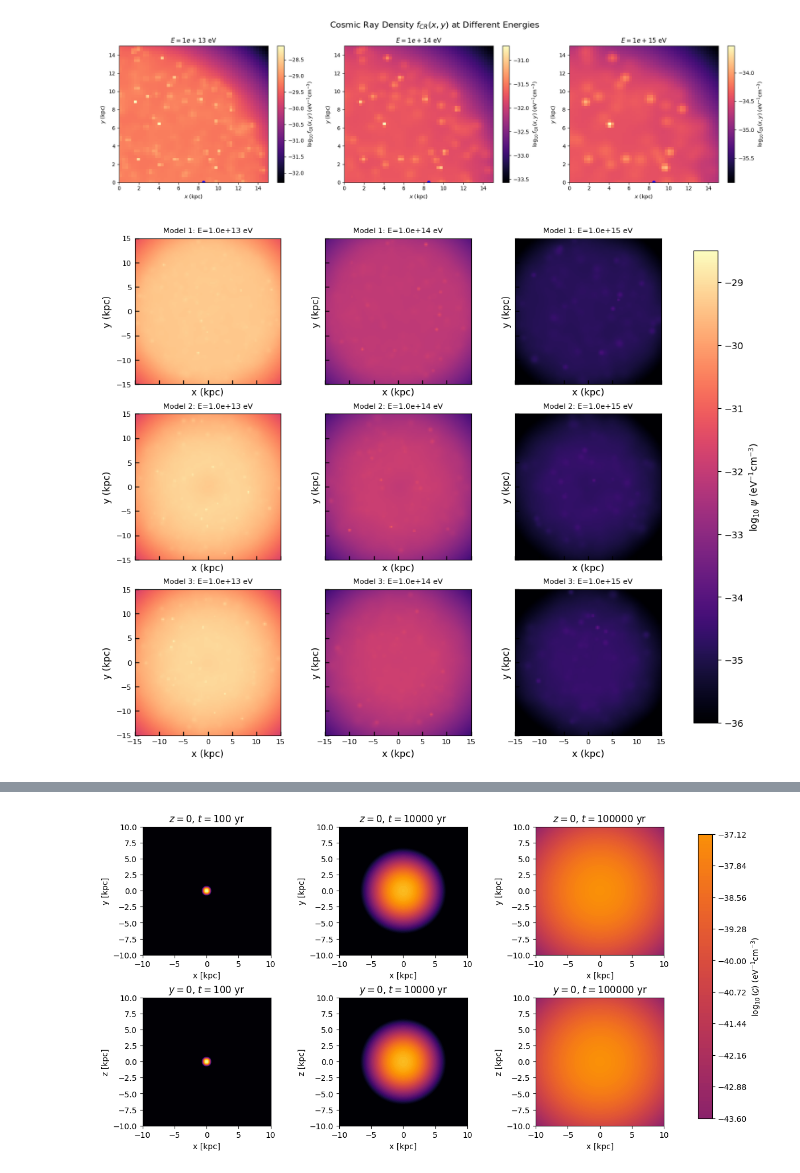
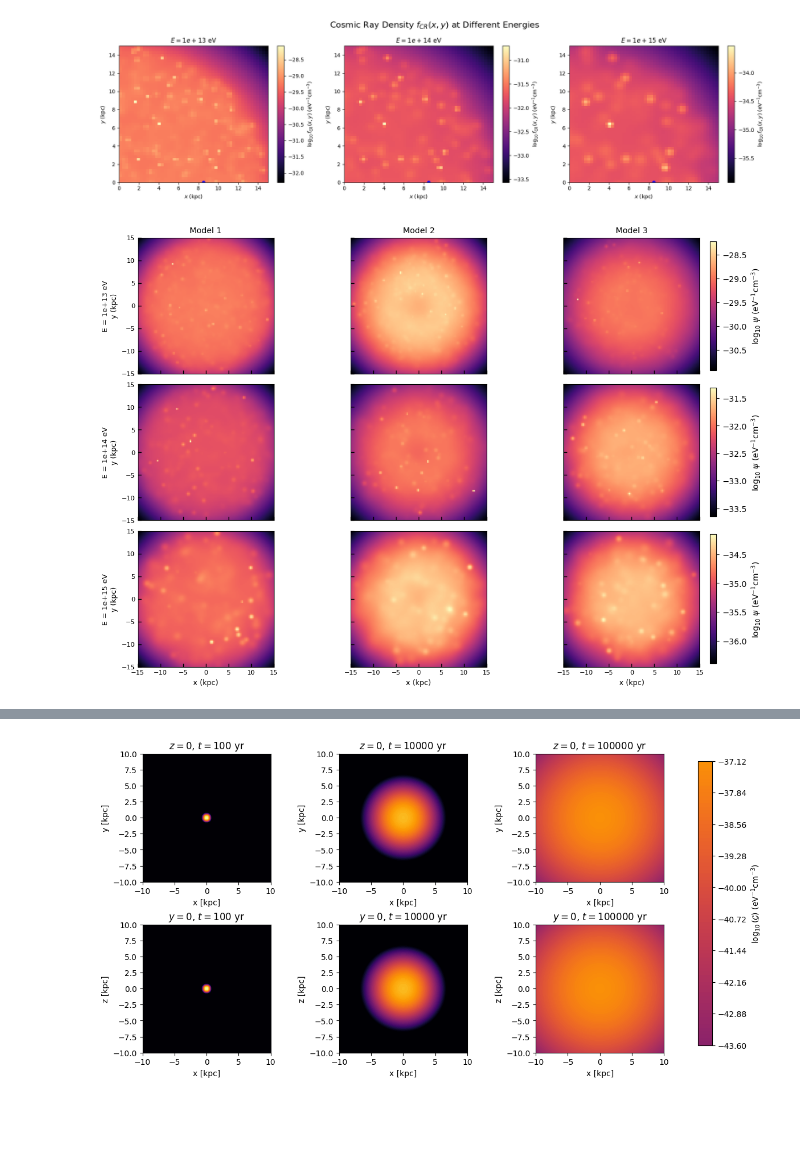
Before and after one commit to JP12468/CRmap, a Jupyter notebook: CRmap.ipynb, the cells around one changed output, grey strips where cells are left out. Cells and saved outputs as stored; diff of their text form; code cells hidden in the pictures; blank space fills up the shorter version.

```diff
--- a/CRmap.ipynb
+++ b/CRmap.ipynb
@@ -375,55 +375,58 @@ def generate_sources(model_id, key, N_sources):
         np.random.seed(subkey_np)
         x_sine, y_sine = sample_from_pdf(f_sine, R_max, N_sources)
         x = jnp.array(x_sine) * kpc
         y = jnp.array(y_sine) * kpc
 
     return jnp.stack([x, y, z], axis=-1)
 
 key = random.PRNGKey(0)
-fig, axes = plt.subplots(3, 3, figsize=(10, 8), constrained_layout=True, sharex=True, sharey=True)
+fig, axes = plt.subplots(len(E_values), 3, figsize=(12, 8), constrained_layout=True, sharex=True, sharey=True)
+fig.subplots_adjust(wspace=0.01, hspace=0.05)
 
-vmin, vmax = -36, -28.5
-ims = []
+for i, E in enumerate(E_values):
+    D = kappa_E(E)
+    t_max = 4 * (L**2) / (2 * D)
+    t_max_year = t_max / year
+    N_sources = int(0.03 * t_max_year)
+    if N_sources < 1:
+        N_sources = 1
 
-for model_id in [1, 2, 3]:
-    for i, E in enumerate(E_values):
-        D = kappa_E(E)
-        t_max = (L**2) / (2 * D)
-        t_max_year = t_max / year
-
-        N_sources = int(0.03 * t_max_year)
-        if N_sources < 1:
-            N_sources = 1
-
+    for j, model_id in enumerate([1, 2, 3]):
         subkey, key = random.split(key)
         sources = generate_sources(model_id, subkey, N_sources)
         tau_i_year = random.uniform(subkey, shape=(N_sources,), minval=0.0, maxval=float(t_max_year), dtype=jnp.float64)
         tau_i = tau_i_year * year
 
         psi = psi_batch(E, xx, yy, sources, tau_i)
         log_psi = jnp.log10(psi)
 
-        ax = axes[model_id - 1, i]
+        ax = axes[i, j]
+        vmin, vmax = jnp.min(log_psi), jnp.max(log_psi)
         im = ax.imshow(log_psi.T, extent=[-R_kpc, R_kpc, -R_kpc, R_kpc], origin='lower',
                        cmap='magma', vmin=vmin, vmax=vmax)
         ax.tick_params(axis='both', which='both', direction='in', length=4, width=1)
         ax.xaxis.set_major_locator(plt.MaxNLocator(nbins=7))
         ax.yaxis.set_major_locator(plt.MaxNLocator(nbins=7))
         ax.tick_params(labelsize=8)
 
-        ax.set_title(f"Model {model_id}: E={E:.1e} eV", fontsize=8)
-        ax.set_xlabel("x (kpc)")
-        ax.set_ylabel("y (kpc)")
-        ims.append(im)
+        if j == 0:
+            ax.set_ylabel(f"E = {E:.0e} eV", fontsize=10)
 
-cbar = fig.colorbar(ims[0], ax=axes, shrink=0.95)
-cbar.set_label(r"$\log_{10} \, \psi$ (eV$^{-1}$cm$^{-3}$)", fontsize=10)
-cbar.ax.tick_params(labelsize=10)
+        if i == 0:
+            ax.set_title(f"Model {model_id}", fontsize=10)
 
+        if i == len(E_values) - 1:
+            ax.set_xlabel("x (kpc)", fontsize=9)
+        if j == 0:
+            ax.set_ylabel(f"E = {E:.0e} eV\ny (kpc)", fontsize=9)
+
+    cbar = fig.colorbar(im, ax=axes[i, :], orientation='vertical', shrink=0.95, pad=0.01)
+    cbar.set_label(r"$\log_{10} \, \psi$ (eV$^{-1}$cm$^{-3}$)", fontsize=10)
+    cbar.ax.tick_params(labelsize=10)
 
 plt.show()
 # %% [output]
-[figure, old version]
+[figure, new version]
 # %%
 import jax
 import jax.numpy as jnp
```
Also changed, not shown: parts of 4 cells of this notebook.
